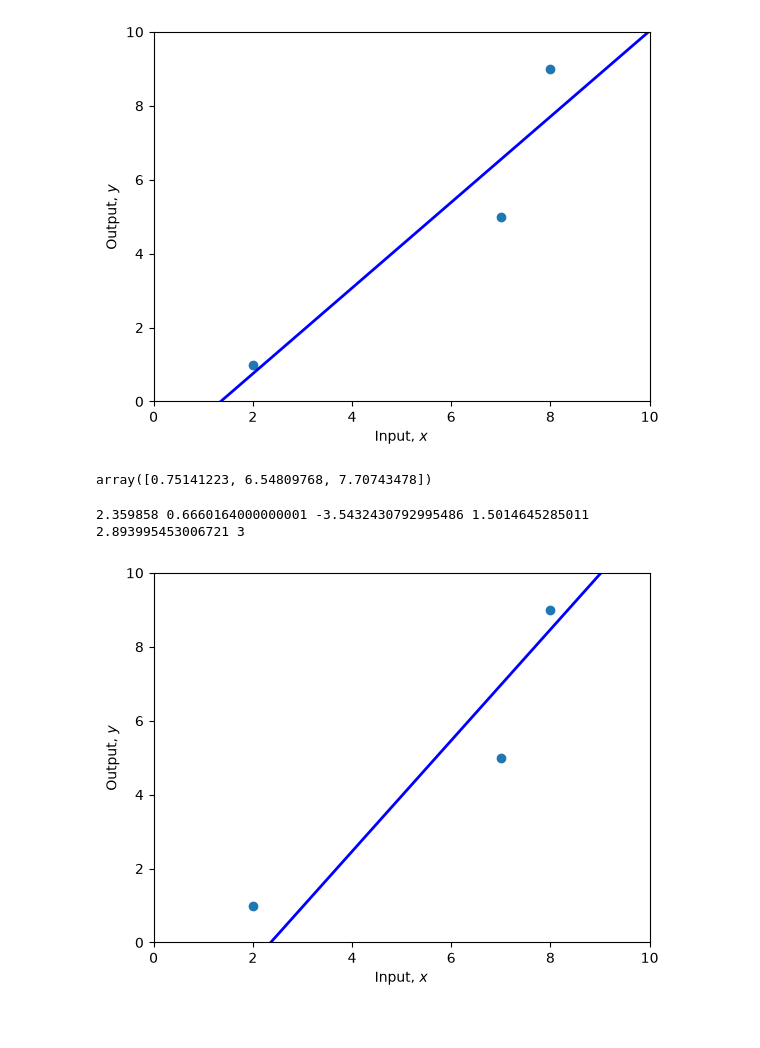
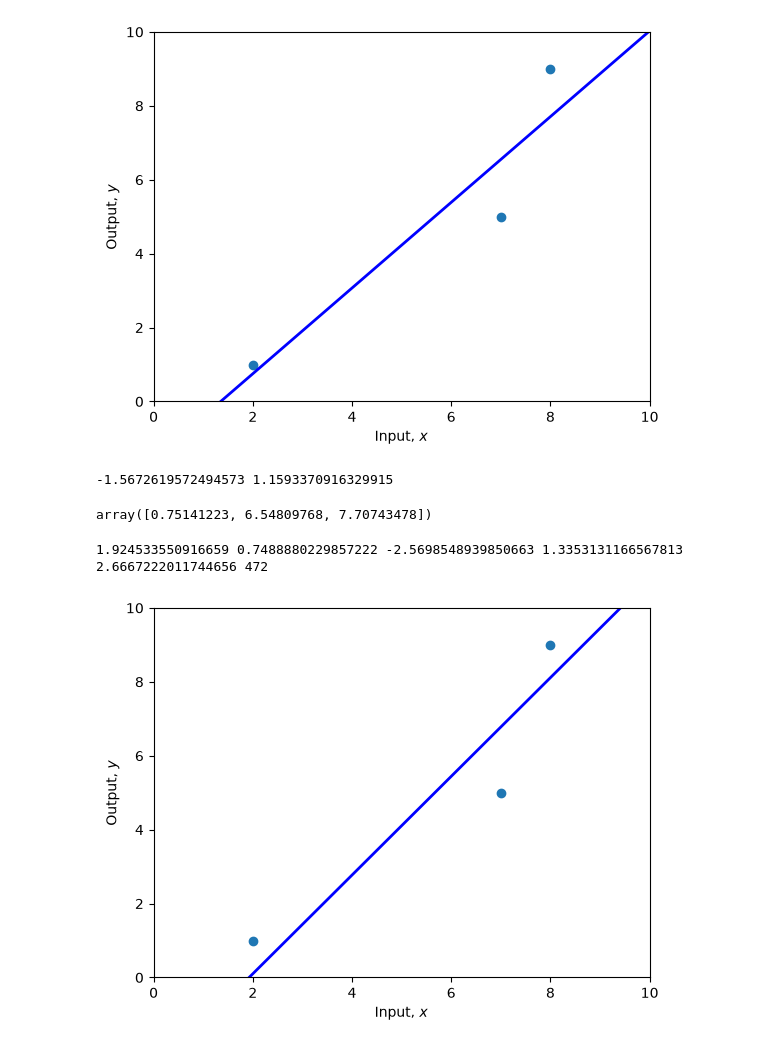
Before and after one commit to mishanko/udlbook, a Jupyter notebook: Notebooks/Chap02/2_1_Supervised_Learning.ipynb, the cells around one changed output. Drawn from its saved outputs; the diff is of its cells as text; code cells hidden in the pictures.

```diff
--- a/Notebooks/Chap02/2_1_Supervised_Learning.ipynb
+++ b/Notebooks/Chap02/2_1_Supervised_Learning.ipynb
@@ -100,7 +100,7 @@ print(f"Your Loss = {compute_loss(x, y, phi0, phi1):3.2f}")
 [figure]
 Your Loss = 0.20
 # %%
-def dLdphi(x, phi0, phi1):
+def dLdphi(x, y, phi0, phi1):
     return np.sum(2*(phi0+phi1*x-y)), np.sum(2*x*(phi0+phi1*x-y))
 
 print(dLdphi(x, phi0, phi1))
@@ -188,10 +188,10 @@ eta = 0.005
 curr_L = float("inf")
 L = compute_loss(x, y, phi0, phi1)
 i = 0
-while curr_L - L > epsilon:
+while np.abs(curr_L - L) > epsilon:
 	# print(L, phi0, phi1)
 	clear_output(wait=True)
-	grad = dLdphi(x, phi0, phi1)
+	grad = dLdphi(x, y, phi0, phi1)
 	phi0 = phi0 - eta * grad[0]
 	phi1 = phi1 - eta * grad[1]
 	if i % 50 == 0:
@@ -208,39 +208,41 @@ plot(x, y, phi0, phi1)
 -1.5672619572494573 1.1593370916329915 4.129127179915907 839
 [figure]
 # %%
+print(phi0, phi1)
 f(x, phi0, phi1)
 # %% [output]
-array([0.75141223, 6.54809768, 7.70743478])
+-1.5672619572494573 1.1593370916329915
+array([0.75141223, 6.54809768, 7.70743478])
 # %%
 from IPython.display import clear_output
 
 
 epsilon = 1e-6
 x = np.array([2, 7, 8])
 y = np.array([1, 5, 9])
 
 
 phi_0, phi_1 = 2.5, 1.2
 eta = 0.005
 curr_L = float("inf")
 L = compute_loss(y, x, phi_0, phi_1)
 i = 0
-while curr_L - L > epsilon:
+while np.abs(curr_L - L) > epsilon:
 	# print(L, phi_0, phi_1)
 	clear_output(wait=True)
-	grad = dLdphi(y, phi_0, phi_1)
+	grad = dLdphi(y, x, phi_0, phi_1)
 	phi_0 = phi_0 - eta * grad[0]
 	phi_1 = phi_1 - eta * grad[1]
 	if i % 50 == 0:
 		plot(y, x, phi_0, phi_1)
 		input()
 
 	curr_L = L
 	L = compute_loss(y, x, phi_0, phi_1)
 
 	i += 1
 print(phi_0, phi_1, -phi_0/phi_1, 1/phi_1, L, i)
 plot(x, y, -phi_0/phi_1, 1/phi_1)
 # %% [output]
-2.359858 0.6660164000000001 -3.5432430792995486 1.5014645285011 2.893995453006721 3
+1.924533550916659 0.7488880229857222 -2.5698548939850663 1.3353131166567813 2.6667222011744656 472
-[figure, old version]
+[figure, new version]
```
Also changed, not shown: parts of 1 cell of this notebook.
